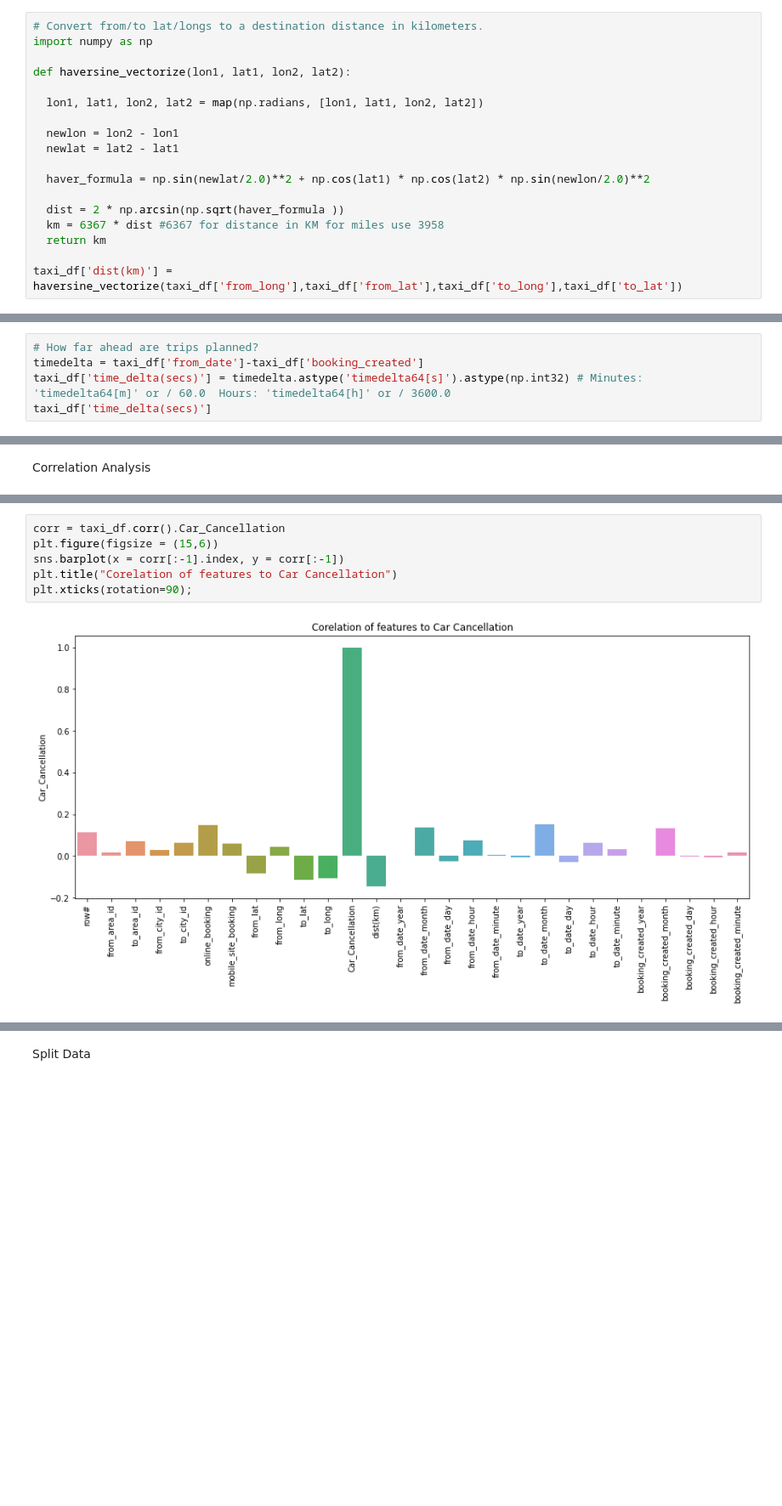
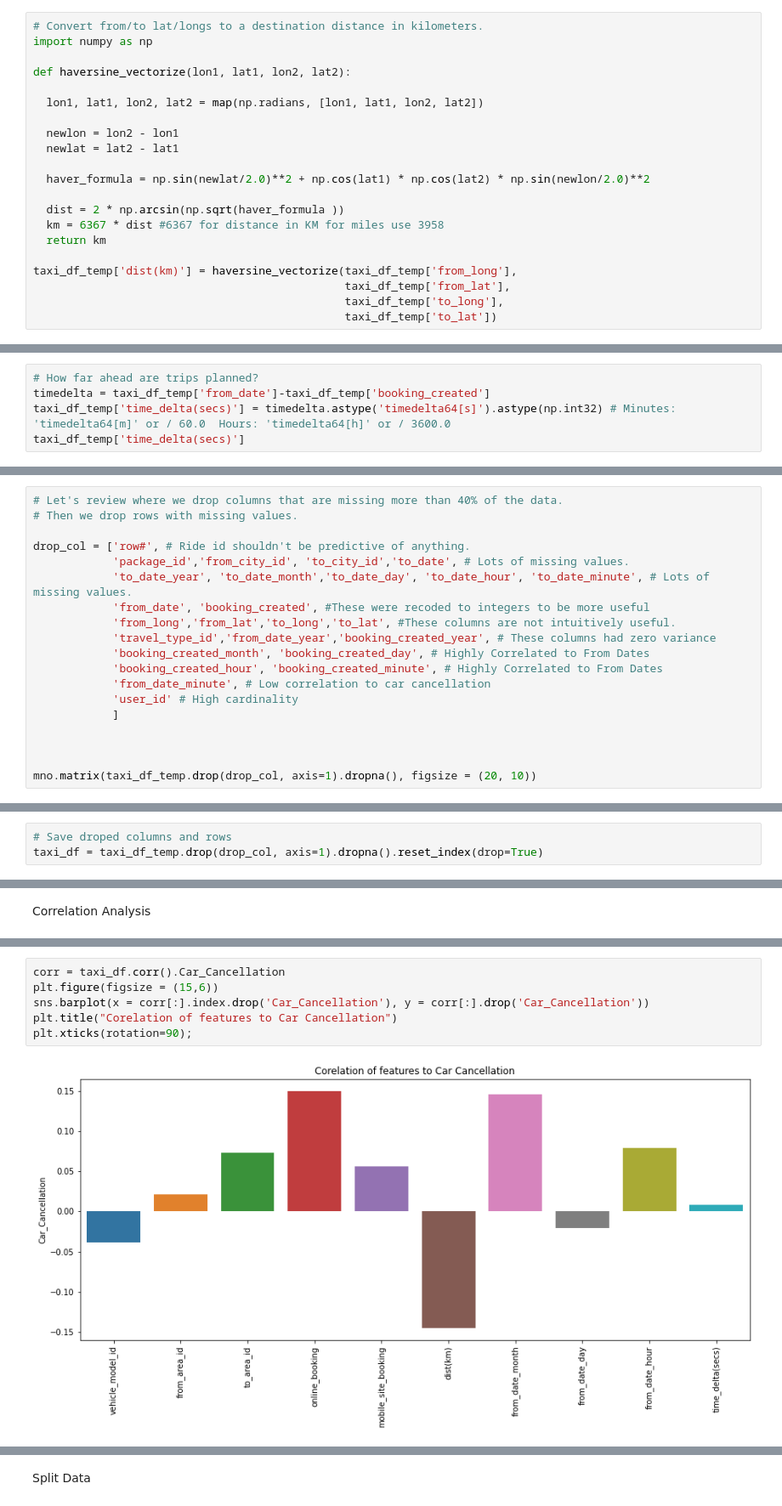
Before and after one commit to zachfreitas/ADS_505_Applied_Data_Sci_for_Business-, a Jupyter notebook: Module_3/Assignment_3/Zachariah_Freitas_Assignment_3.ipynb, the cells around one changed output, grey strips where cells are left out. Shown: that part at 85% size. Saved outputs shown, nothing was run; the diff lists cells and outputs as text; blank space fills up the shorter version.

```diff
--- a/Module_3/Assignment_3/Zachariah_Freitas_Assignment_3.ipynb
+++ b/Module_3/Assignment_3/Zachariah_Freitas_Assignment_3.ipynb
@@ -83,5 +85,8 @@ def haversine_vectorize(lon1, lat1, lon2, lat2):
   km = 6367 * dist #6367 for distance in KM for miles use 3958
   return km
 
-taxi_df['dist(km)'] = haversine_vectorize(taxi_df['from_long'],taxi_df['from_lat'],taxi_df['to_long'],taxi_df['to_lat'])
+taxi_df_temp['dist(km)'] = haversine_vectorize(taxi_df_temp['from_long'],
+                                               taxi_df_temp['from_lat'],
+                                               taxi_df_temp['to_long'],
+                                               taxi_df_temp['to_lat'])
 # %%
@@ -160,9 +171,9 @@ list = ['from_date',	'to_date', 'booking_created']
 ['from_date', 'to_date', 'booking_created']
 # %%
 # How far ahead are trips planned?
-timedelta = taxi_df['from_date']-taxi_df['booking_created']
-taxi_df['time_delta(secs)'] = timedelta.astype('timedelta64[s]').astype(np.int32) # Minutes: 'timedelta64[m]' or / 60.0  Hours: 'timedelta64[h]' or / 3600.0
-taxi_df['time_delta(secs)']
+timedelta = taxi_df_temp['from_date']-taxi_df_temp['booking_created']
+taxi_df_temp['time_delta(secs)'] = timedelta.astype('timedelta64[s]').astype(np.int32) # Minutes: 'timedelta64[m]' or / 60.0  Hours: 'timedelta64[h]' or / 3600.0
+taxi_df_temp['time_delta(secs)']
 # %% [output]
 0        52320
 1         9840
@@ -178,0 +199,19 @@ Name: time_delta(secs), Length: 10000, dtype: int32
+# %%
+# Let's review where we drop columns that are missing more than 40% of the data.
+# Then we drop rows with missing values.
+
+drop_col = ['row#', # Ride id shouldn't be predictive of anything.
+            'package_id','from_city_id', 'to_city_id','to_date', # Lots of missing values.
+            'to_date_year', 'to_date_month','to_date_day', 'to_date_hour', 'to_date_minute', # Lots of missing values.
+            'from_date', 'booking_created', #These were recoded to integers to be more useful
+            'from_long','from_lat','to_long','to_lat', #These columns are not intuitively useful.
+            'travel_type_id','from_date_year','booking_created_year', # These columns had zero variance
+            'booking_created_month', 'booking_created_day', # Highly Correlated to From Dates
+            'booking_created_hour', 'booking_created_minute', # Highly Correlated to From Dates
+            'from_date_minute', # Low correlation to car cancellation
+            'user_id' # High cardinality
+            ]
+
+
+
+mno.matrix(taxi_df_temp.drop(drop_col, axis=1).dropna(), figsize = (20, 10))
@@ -178,0 +221,3 @@ Name: time_delta(secs), Length: 10000, dtype: int32
+# %%
+# Save droped columns and rows
+taxi_df = taxi_df_temp.drop(drop_col, axis=1).dropna().reset_index(drop=True)
@@ -272,8 +341,8 @@ sns.heatmap(taxi_df.corr(), annot = True, fmt = ".2f", cmap = "viridis");
 # %%
 corr = taxi_df.corr().Car_Cancellation
 plt.figure(figsize = (15,6))
-sns.barplot(x = corr[:-1].index, y = corr[:-1])
+sns.barplot(x = corr[:].index.drop('Car_Cancellation'), y = corr[:].drop('Car_Cancellation'))
 plt.title("Corelation of features to Car Cancellation")
 plt.xticks(rotation=90);
 # %% [output]
-[figure, old version]
+[figure, new version]
```
Also changed, not shown: parts of 40 cells of this notebook.
